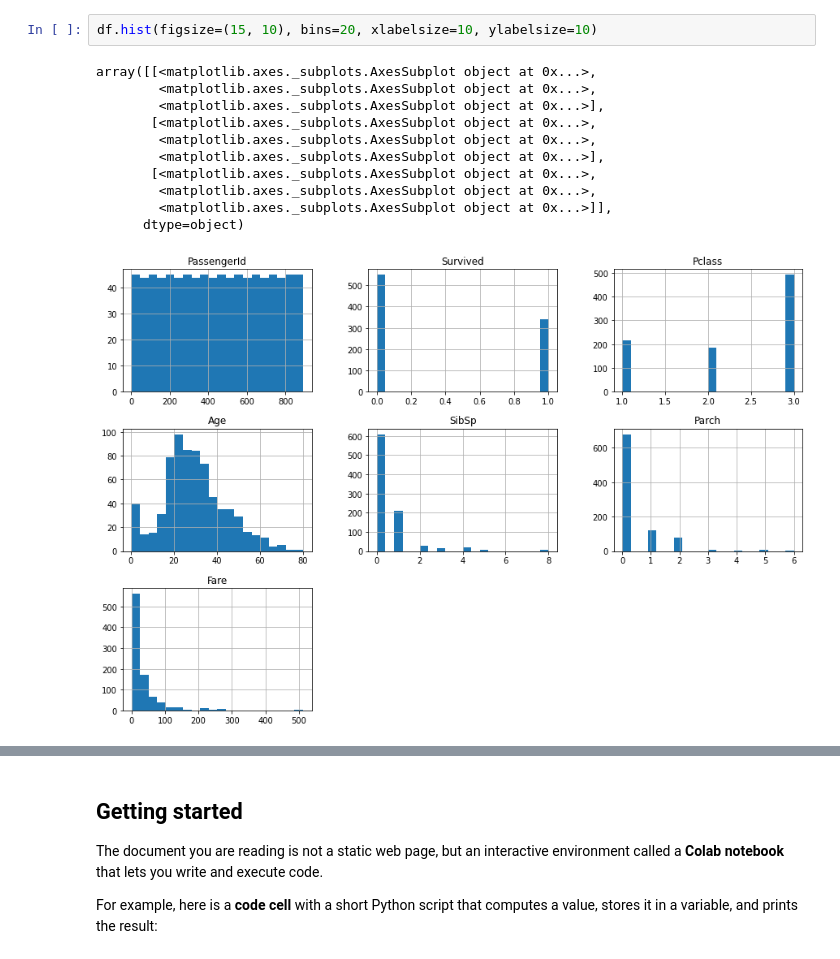
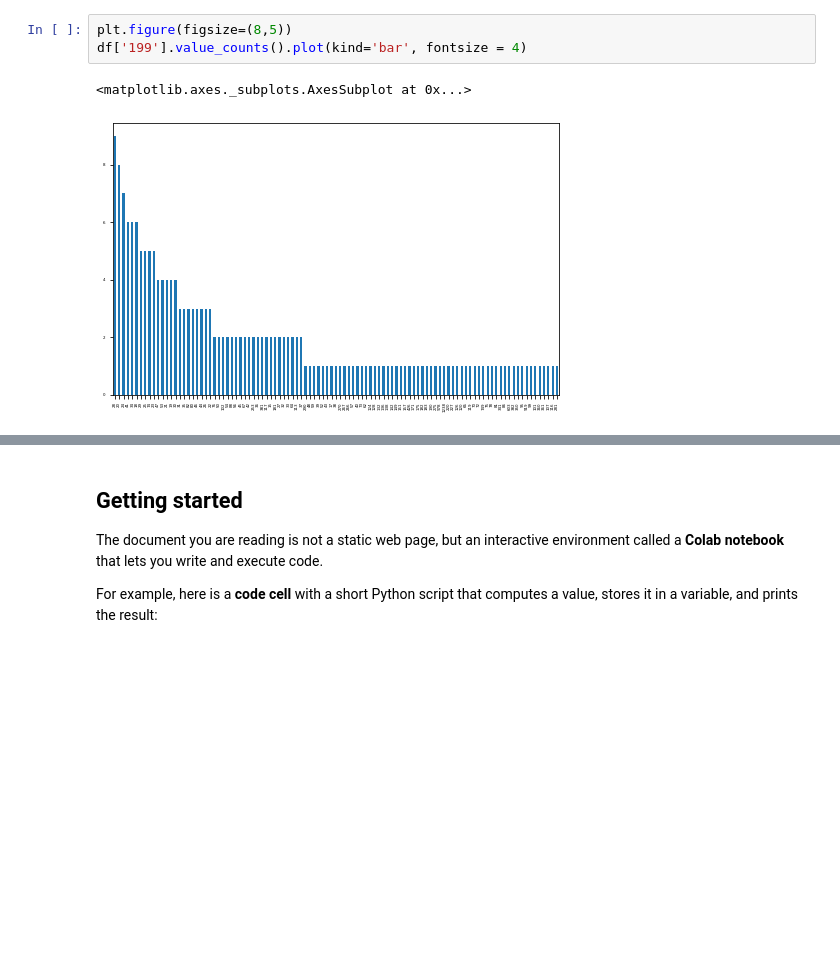
Before and after one commit to MarkeyArnault/Markey, a Jupyter notebook: Welcome_To_Colaboratory.ipynb, the cells around one changed output, grey strips where cells are left out. Saved outputs shown, nothing was run; the diff lists cells and outputs as text; blank space fills up the shorter version.

```diff
--- a/Welcome_To_Colaboratory.ipynb
+++ b/Welcome_To_Colaboratory.ipynb
@@ -79,14 +91,6 @@ sns.factorplot(x='Fare' , data=df , kind='count', height = 3, aspect =1.1)
-# %%
-df.hist(figsize=(15, 10), bins=20, xlabelsize=10, ylabelsize=10)
-# %% [output]
-array([[<matplotlib.axes._subplots.AxesSubplot object at 0x...>,
-        <matplotlib.axes._subplots.AxesSubplot object at 0x...>,
-        <matplotlib.axes._subplots.AxesSubplot object at 0x...>],
-       [<matplotlib.axes._subplots.AxesSubplot object at 0x...>,
-        <matplotlib.axes._subplots.AxesSubplot object at 0x...>,
-        <matplotlib.axes._subplots.AxesSubplot object at 0x...>],
-       [<matplotlib.axes._subplots.AxesSubplot object at 0x...>,
-        <matplotlib.axes._subplots.AxesSubplot object at 0x...>,
-        <matplotlib.axes._subplots.AxesSubplot object at 0x...>]],
-      dtype=object)
-[figure, removed]
+# %%
+plt.figure(figsize=(8,5))
+df['199'].value_counts().plot(kind='bar', fontsize = 4)
+# %% [output]
+<matplotlib.axes._subplots.AxesSubplot at 0x...>
+[figure, added]
```
Also changed, not shown: parts of 19 cells of this notebook.
